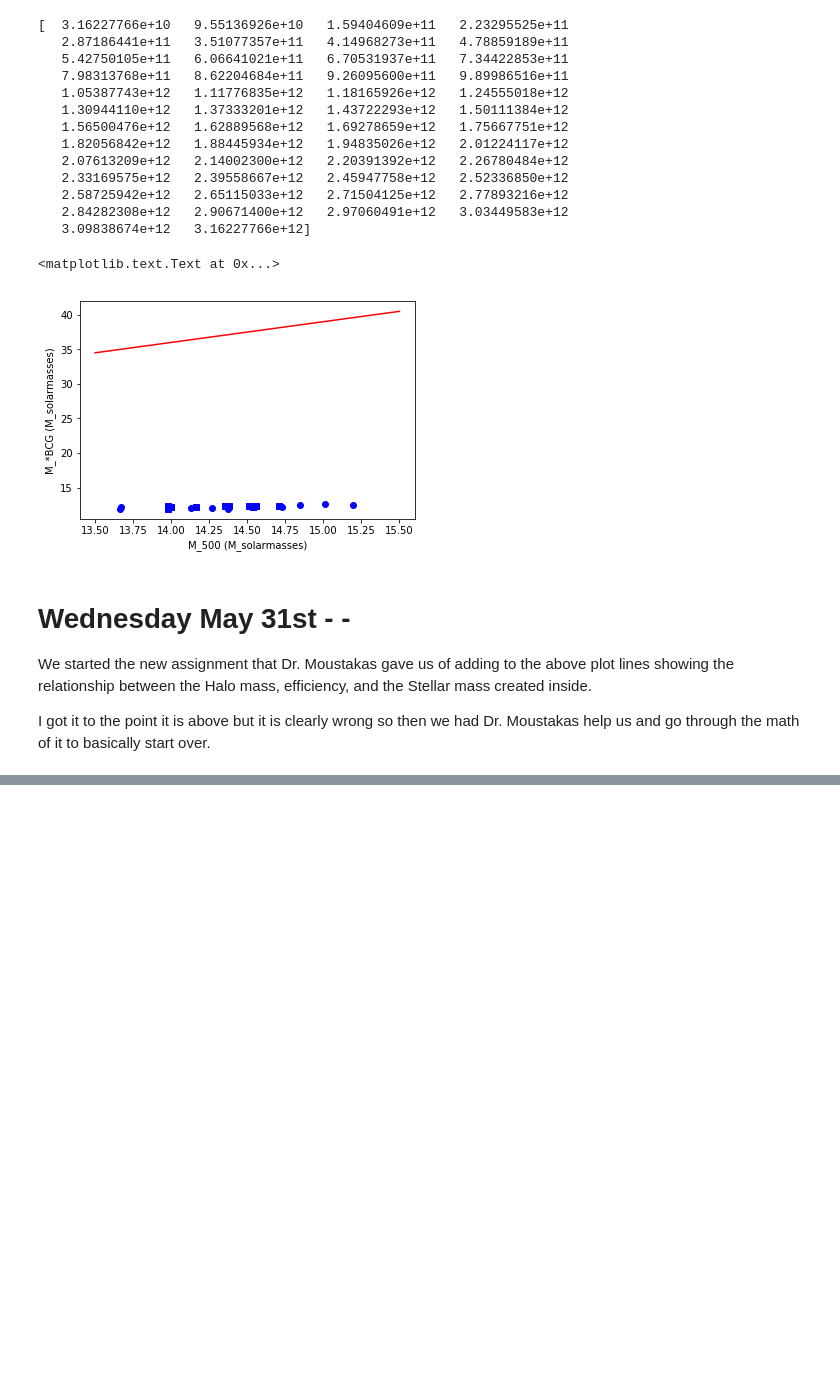
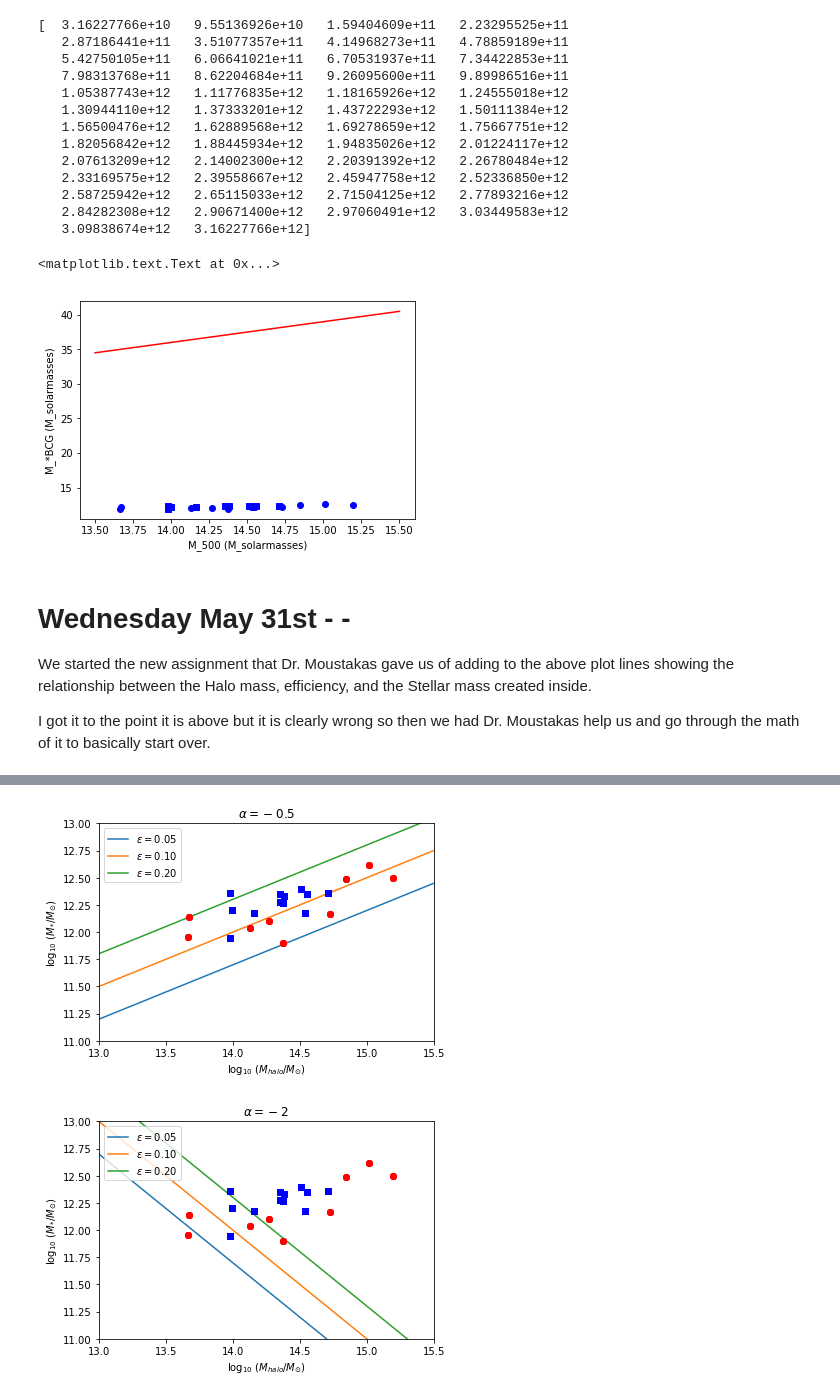
Before and after one commit to moustakas/siena-astrophysics, a Jupyter notebook: summer2017/daniel/Dan_Finnegan_Summer17.ipynb, the cells around one changed output, grey strips where cells are left out. Cells and saved outputs as stored; diff of their text form; code cells hidden in the pictures; blank space fills up the shorter version.

```diff
--- a/summer2017/daniel/Dan_Finnegan_Summer17.ipynb
+++ b/summer2017/daniel/Dan_Finnegan_Summer17.ipynb
@@ -257,0 +274,5 @@ efficiency_plot(logMhalo, epsilon0, alpha=1.0)
+# %%
+# Kravstov Table 1 Columns 4 and 7
+
+M500_K =(np.array([0.47,0.46,1.34,1.86,2.35,5.34,7.00,10.30,15.60])*1e14)
+MBCG_K = (np.array([1.38,.91,1.09,1.26,.79,1.47,3.06,4.14,3.12])*1e12)
@@ -257,0 +292,42 @@ efficiency_plot(logMhalo, epsilon0, alpha=1.0)
+# %%
+def getMstar(logMhalo, f=0.1, epsilon0=0.1, alpha=1.0, Mscale=1E14):
+    logMstar = np.log10(f) + np.log10(epsilon0) - np.log10(Mscale)*alpha + (1+alpha) * logMhalo
+    return logMstar
+
+logMhalo = np.linspace(13, 18, 20)
+logMstar = getMstar(logMhalo)
+
+# Choose a range of epsilon0 values.
+epsilon0 = np.array([0.05,0.1, 0.2])
+#epsilon0 = np.array([])
+# %%
+def efficiency_plot2(logMhalo, epsilon0_grid, alpha):
+    fig, ax = plt.subplots()
+    for ee in epsilon0:
+        ax.plot(logMhalo,getMstar(logMhalo, epsilon0=ee, alpha=alpha), label=r'$\epsilon = {:.2f}$'.format(ee))
+        ax.plot(np.log10(M500_K),np.log10(MBCG_K),'ro')
+        ax.plot(np.log10(M500_G),np.log10(MBCG_G),'bs')
+    ax.legend(loc='upper left')
+    ax.set_xlabel(r'$\log_{10}\ (M_{halo} / M_{\odot})$')
+    ax.set_ylabel(r'$\log_{10}\ (M_{*} / M_{\odot})$')
+    ax.set_xlim(13, 15.5)
+    ax.set_ylim(11, 13)
+    ax.set_title(r'$\alpha = {:g}$'.format(alpha))
+# %%
+#fig, ax = plt.subplots()
+
+#ax.plot(np.log10(M500_K),np.log10(MBCG_K),'ro')
+#ax.plot(np.log10(M500_G),np.log10(MBCG_G),'bs')
+#ax.set_xlabel('M_500 (M_solarmasses)')
+#ax.set_ylabel('M_*BCG (M_solarmasses)')
+
+#ax.set_yscale('log')
+#ax.set_xscale('log')
+
+#ax.set_xlim(2e13,2e15)
+#ax.set_ylim(5e10,2e13)
+
+efficiency_plot2(logMhalo, epsilon0, alpha=-0.5)  # Fits our data with constant f
+# %% [output]
+[figure, added]
+[figure, added]
```
Also changed, not shown: parts of 17 cells of this notebook.
